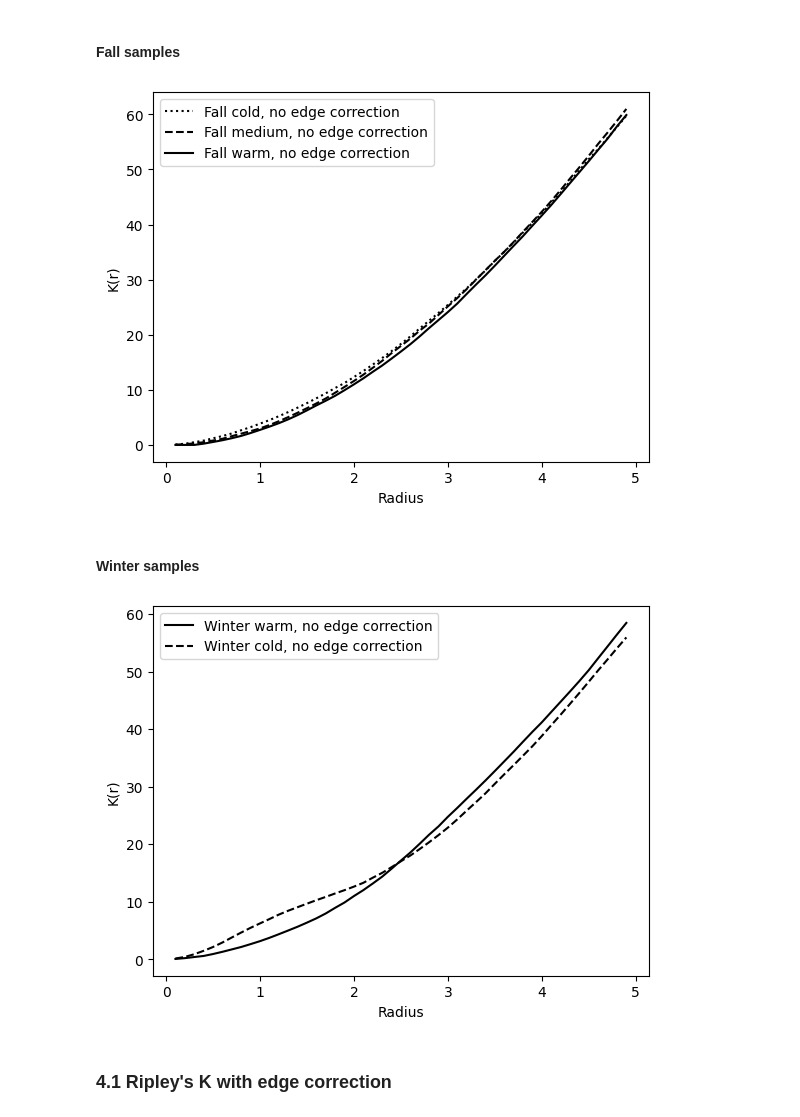
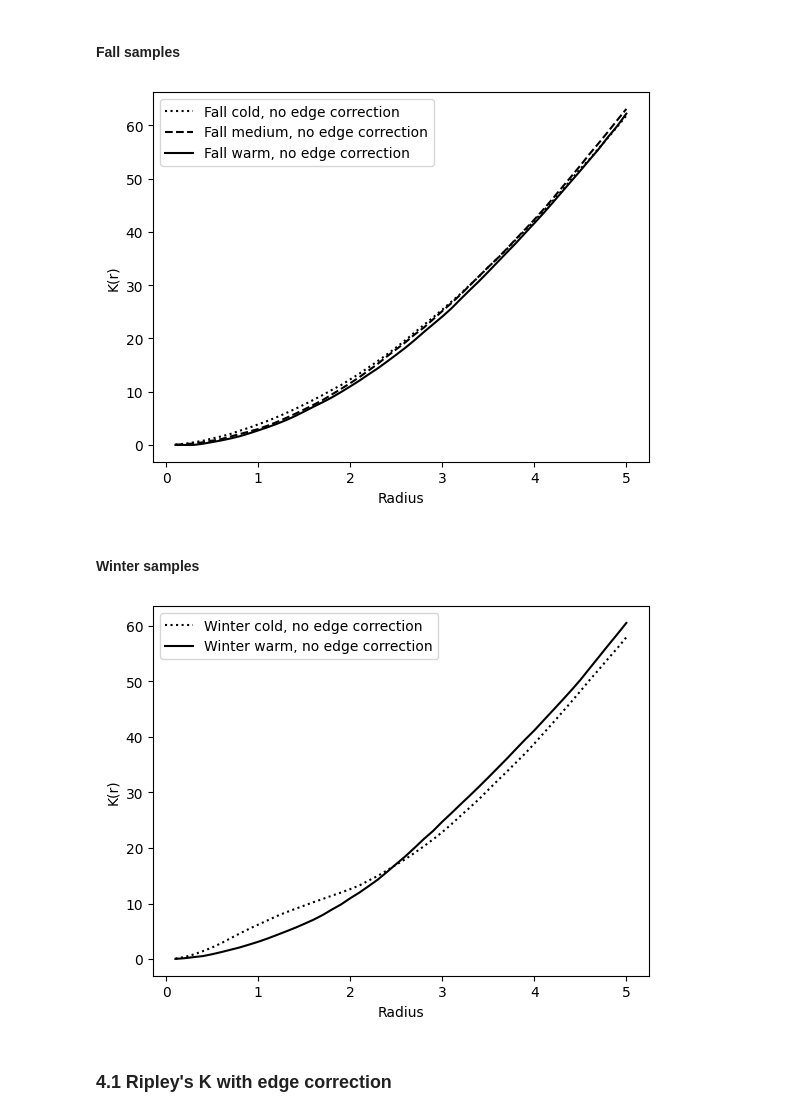
Before and after one commit to tlambert03/bobiac, a Jupyter notebook: content/08_colocalization/object_based_colocalization.ipynb, the cells around one changed output. Cells and saved outputs as stored; diff of their text form; code cells hidden in the pictures.

Commit message:
right order of labels

```diff
--- a/content/08_colocalization/object_based_colocalization.ipynb
+++ b/content/08_colocalization/object_based_colocalization.ipynb
@@ -372,7 +377,7 @@ def ripleys_k_function(
 # %% [markdown]
 ### Define radii for which to compute Ripley's K function
 # %%
-k_radii = np.arange(0.1, 5, 0.1)  # radii for which to compute the K-function
+k_radii = np.arange(0.1, 5.01, 0.1)  # radii for which to compute the K-function
 # %% [markdown]
 #### Compute K for the fall samples
 # %%
@@ -431,16 +436,18 @@ def plot_ripleys_k(
 # %%
 plot_ripleys_k(k_fall_cold, k_radii, label="Fall cold", show=False, line=":")
 plot_ripleys_k(k_fall_med, k_radii, label="Fall medium", show=False, line="--")
-plot_ripleys_k(k_fall_warm, k_radii, label="Fall warm", line="-")
+plot_ripleys_k(k_fall_warm, k_radii, label="Fall warm", show=False, line="-")
+plt.savefig("ripleysK_no_ec_fall", dpi=300)
 # %% [output]
-[figure, old version]
+[figure, new version]
 # %% [markdown]
 #### Winter samples
 # %%
 plot_ripleys_k(k_winter_cold, k_radii, label="Winter cold", line=":", show=False)
-plot_ripleys_k(k_winter_warm, k_radii, label="Winter warm")
+plot_ripleys_k(k_winter_warm, k_radii, label="Winter warm", show=False)
+plt.savefig("ripleysK_no_ec_winter", dpi=300)
 # %% [output]
-[figure, old version]
+[figure, new version]
 # %% [markdown]
 ### 4.1 Ripley's K with edge correction
 # %%
```
Also changed, not shown: parts of 14 cells of this notebook.
